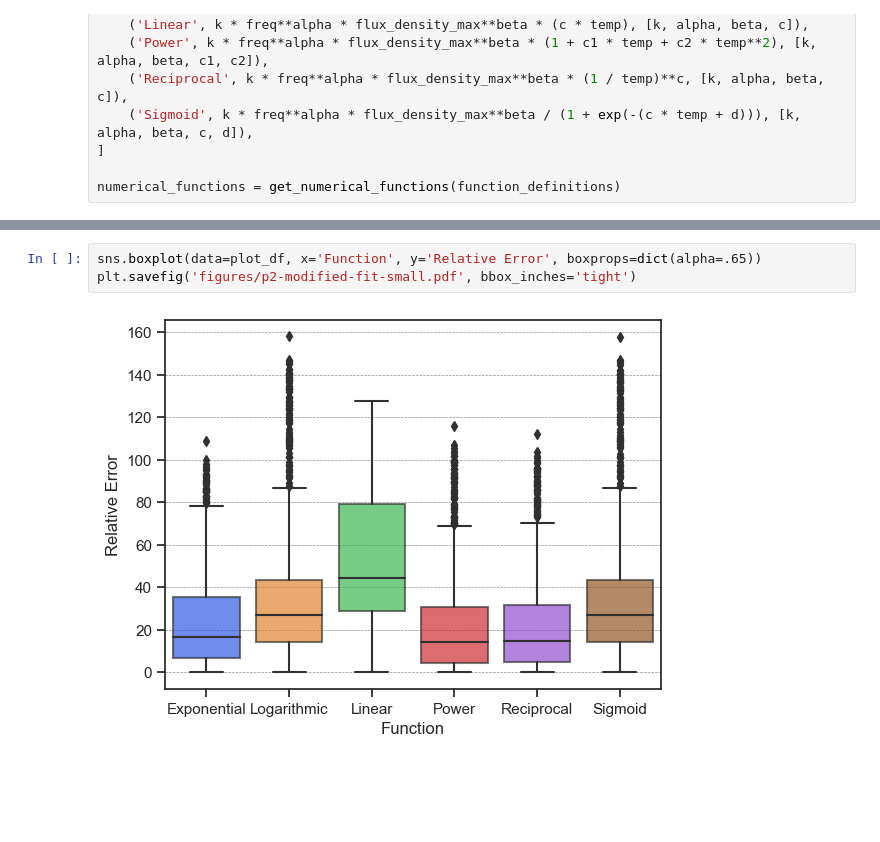
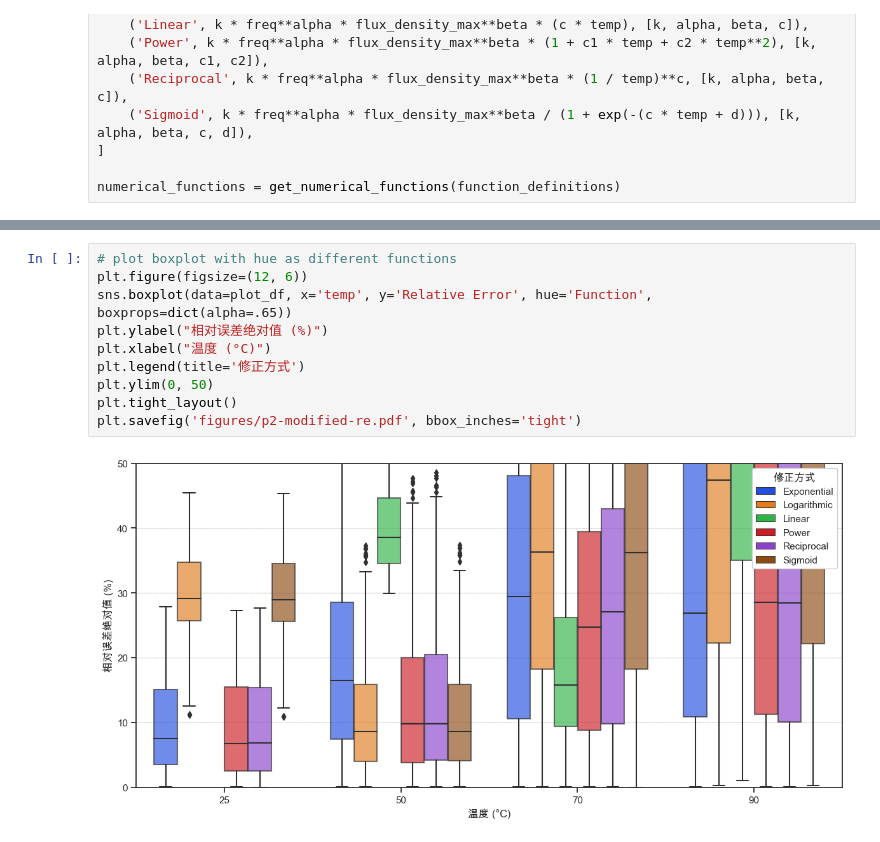
Before and after one commit to DURUII/Contest-CPMCM2024-C, a Jupyter notebook: Prob2.ipynb, the cells around one changed output, grey strips where cells are left out. Saved outputs shown, nothing was run; the diff lists cells and outputs as text; blank space fills up the shorter version.

```diff
--- a/Prob2.ipynb
+++ b/Prob2.ipynb
@@ -280,5 +316,12 @@ R^2 score for Sigmoid function: 0.9447856220571068
 # %%
-sns.boxplot(data=plot_df, x='Function', y='Relative Error', boxprops=dict(alpha=.65))
-plt.savefig('figures/p2-modified-fit-small.pdf', bbox_inches='tight')
+# plot boxplot with hue as different functions
+plt.figure(figsize=(12, 6))
+sns.boxplot(data=plot_df, x='temp', y='Relative Error', hue='Function', boxprops=dict(alpha=.65))
+plt.ylabel("相对误差绝对值 (%)")
+plt.xlabel("温度 (°C)")
+plt.legend(title='修正方式')
+plt.ylim(0, 50)
+plt.tight_layout()
+plt.savefig('figures/p2-modified-re.pdf', bbox_inches='tight')
 # %% [output]
-[figure, old version]
+[figure, new version]
```
Also changed, not shown: parts of 5 cells of this notebook.
